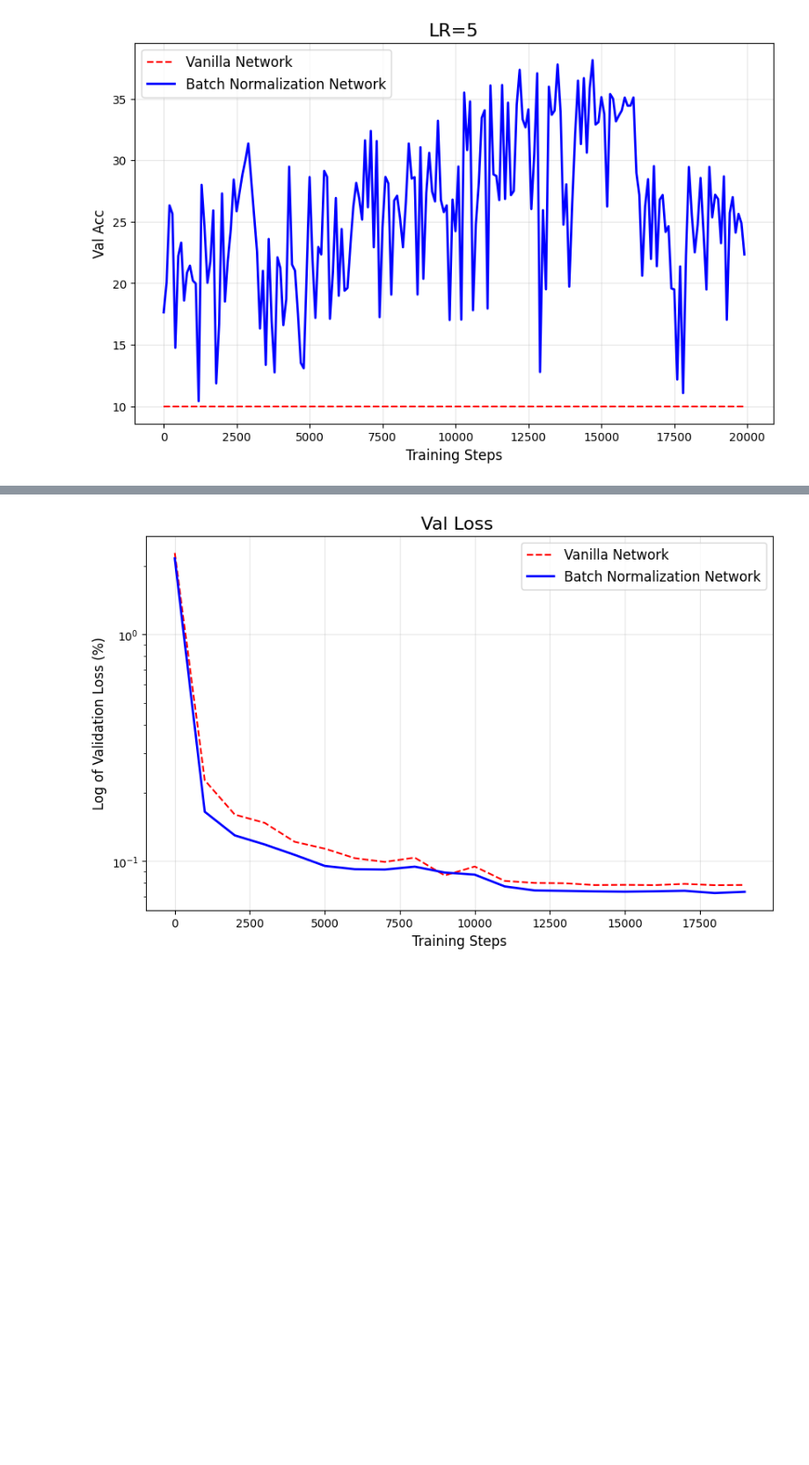
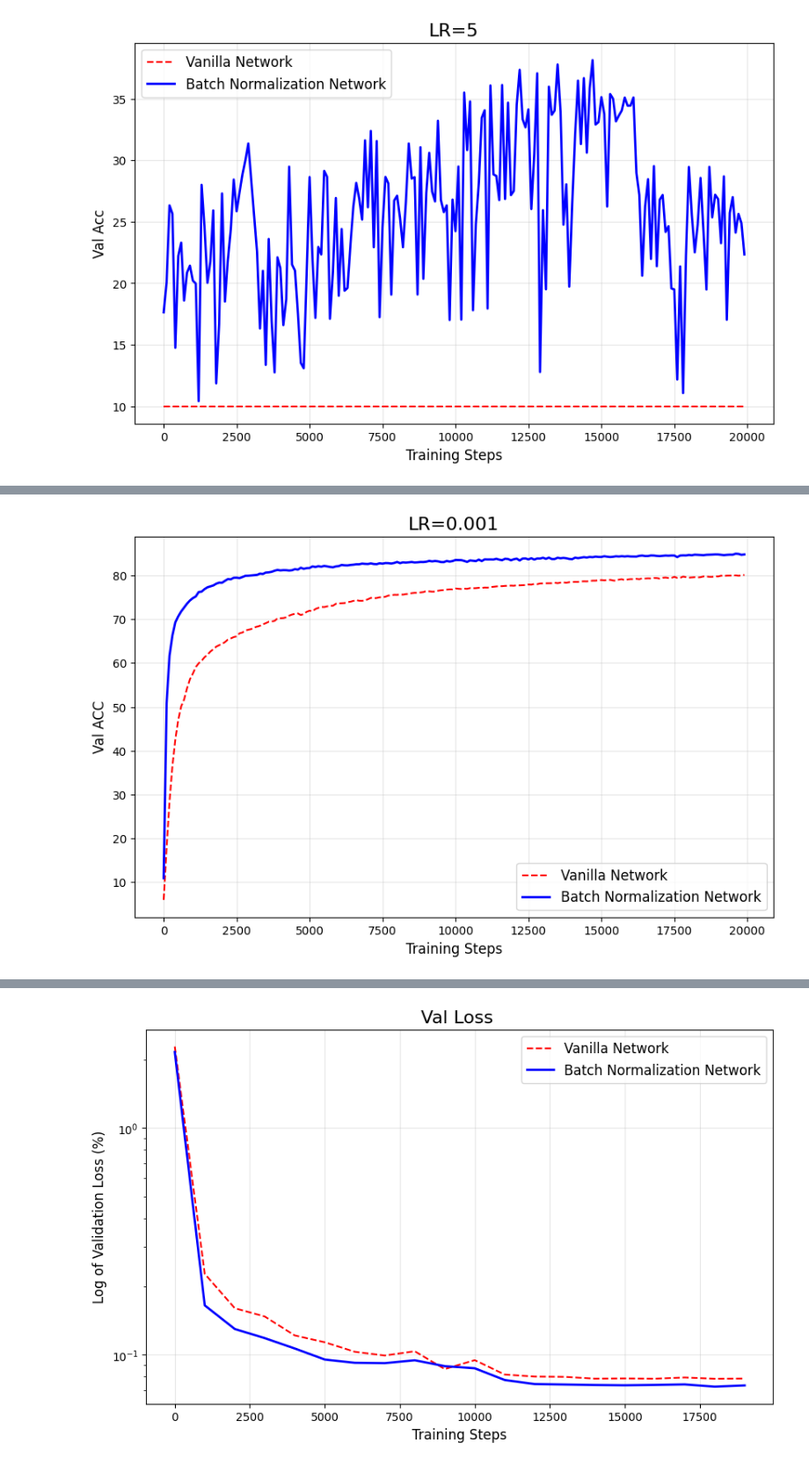
Before and after one commit to Adieltheanalyst/relearning_ml_materials, a Jupyter notebook: testing_batchnormalization.ipynb, the cells around one changed output, grey strips where cells are left out. Shown at 88% size. Saved outputs shown, nothing was run; the diff lists cells and outputs as text; code cells hidden in the pictures; blank space fills up the shorter version.

```diff
--- a/testing_batchnormalization.ipynb
+++ b/testing_batchnormalization.ipynb
@@ -458,0 +469,10 @@ plot_experiments(steps_vanilla=big_lr_vanilla_history["steps"]
+# %%
+# small_lr_bn_history
+plot_experiments(steps_vanilla=small_lr_vanilla_history["steps"]
+                 ,val_loss_or_acc_van=small_lr_vanilla_history["val_acc"],
+                 steps_bn=small_lr_bn_history["steps"],
+                 val_loss_acc_bn=small_lr_bn_history["val_acc"],
+                 title="LR=0.001",
+                 ylabel="Val ACC",log=False)
+# %% [output]
+[figure, added]
```
Also changed, not shown: parts of 3 cells of this notebook.
